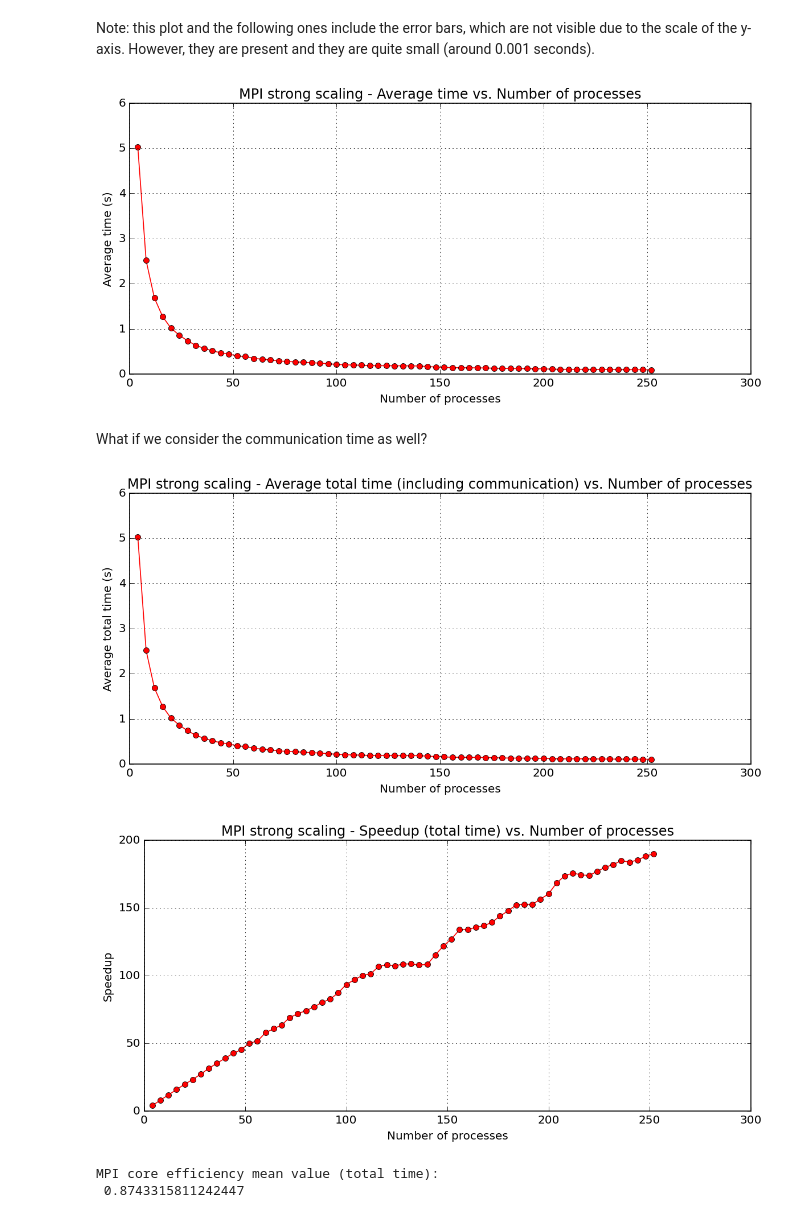
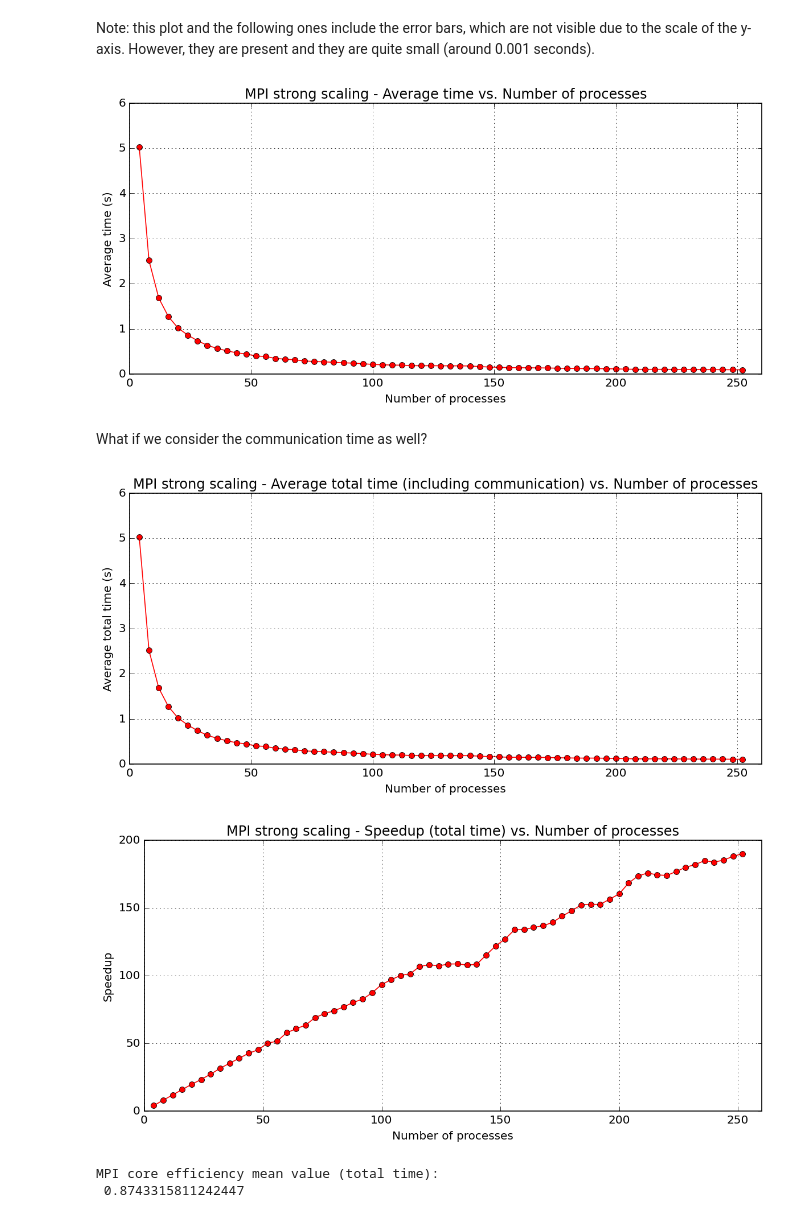
Before and after one commit to PieroZ01/High_Performance_Computing_Assignment, a Jupyter notebook: exercise2/Solution/ex2C_scaling_analysis.ipynb, the cells around one changed output. Drawn from its saved outputs; the diff is of its cells as text; code cells hidden in the pictures.

```diff
--- a/exercise2/Solution/ex2C_scaling_analysis.ipynb
+++ b/exercise2/Solution/ex2C_scaling_analysis.ipynb
@@ -216,6 +219,7 @@ Note: this plot and the following ones include the error bars, which are not vis
 plt.style.use("classic")
 plot = plt.figure(figsize=(10, 5), dpi=120, facecolor='w', edgecolor='k')
 plt.errorbar(mpi_strong_scaling_core_data["n_processes"], mpi_strong_scaling_core_data["Average time"], yerr=mpi_strong_scaling_core_data["Standard deviation"], marker="o", linestyle="-", color="red") # label="Core"
+plt.xlim(0, 260)
 plt.xlabel("Number of processes")
 plt.ylabel("Average time (s)")
 plt.title("MPI strong scaling - Average time vs. Number of processes")
@@ -226,7 +230,7 @@ plt.grid(True)
 plt.tight_layout()
 plt.show()
 # %% [output]
-[figure, old version]
+[figure, new version]
 # %% [markdown]
 What if we consider the communication time as well?
 # %%
@@ -238,6 +242,7 @@ mpi_strong_scaling_core_data["Total time"] = mpi_strong_scaling_core_data["Avera
 plt.style.use("classic")
 plot = plt.figure(figsize=(10, 5), dpi=120, facecolor='w', edgecolor='k')
 plt.plot(mpi_strong_scaling_core_data["n_processes"], mpi_strong_scaling_core_data["Total time"], marker="o", linestyle="-", color="red") # label="Core"
+plt.xlim(0, 260)
 plt.xlabel("Number of processes")
 plt.ylabel("Average total time (s)")
 plt.title("MPI strong scaling - Average total time (including communication) vs. Number of processes")
@@ -248,26 +253,27 @@ plt.grid(True)
 plt.tight_layout()
 plt.show()
 # %% [output]
-[figure, old version]
+[figure, new version]
 # %%
 # Compute the speedup for the MPI scaling using the total time (average time + communication time)
 mpi_strong_scaling_core_data["Speedup"] = serial_data["Average time"][0] / mpi_strong_scaling_core_data["Total time"]
 
 # Plot the speedup for the MPI scaling using the total time (average time + communication time)
 plt.style.use("classic")
 plot = plt.figure(figsize=(10, 5), dpi=120, facecolor='w', edgecolor='k')
 plt.plot(mpi_strong_scaling_core_data["n_processes"], mpi_strong_scaling_core_data["Speedup"], marker="o", linestyle="-", color="red") # label="Core"
+plt.xlim(0, 260)
 plt.xlabel("Number of processes")
 plt.ylabel("Speedup")
 plt.title("MPI strong scaling - Speedup (total time) vs. Number of processes")
 #plt.legend()
 plt.grid(True)
 
 # Fix the layout and show the plot
 plt.tight_layout()
 plt.show()
 # %% [output]
-[figure, old version]
+[figure, new version]
 # %%
 # Compute the efficiency for the MPI scaling using the total time
 mpi_strong_scaling_core_data["Efficiency"] = mpi_strong_scaling_core_data["Speedup"] / mpi_strong_scaling_core_data["n_processes"]
```
Also changed, not shown: parts of 12 cells of this notebook, 4 other files.
